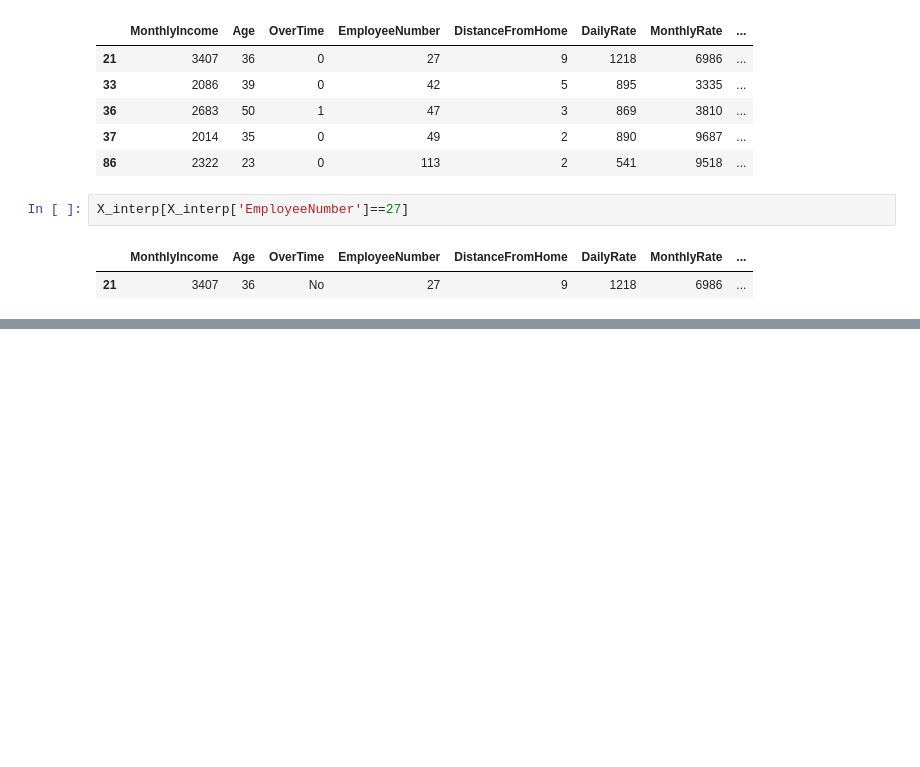
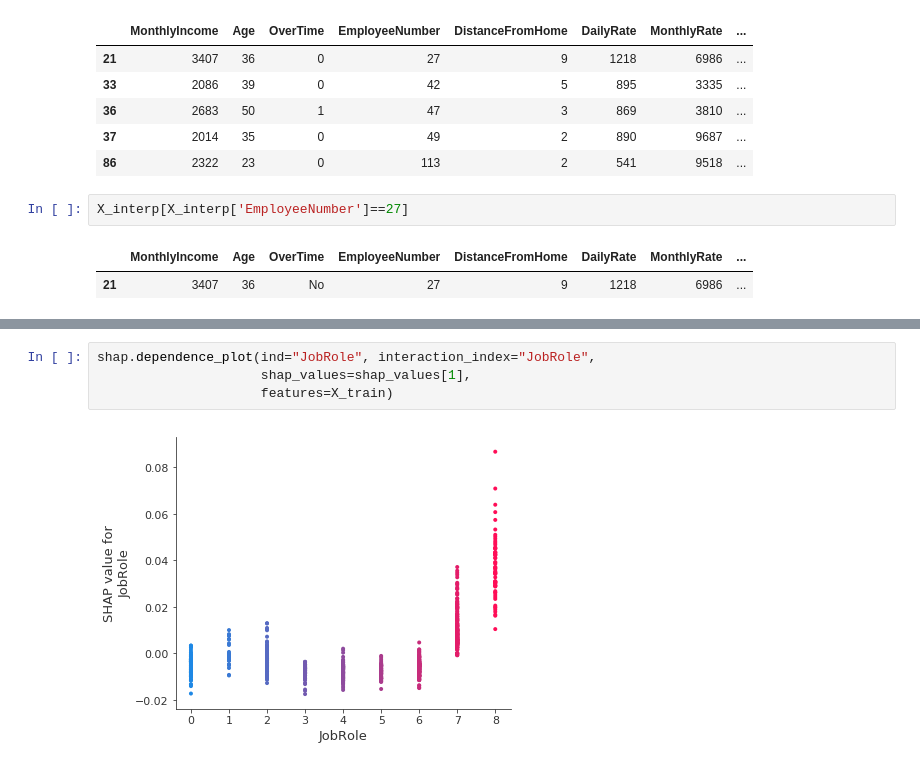
Before and after one commit to cjherman6/interview, a Jupyter notebook: Churn Prediction.ipynb, the cells around one changed output, grey strips where cells are left out. Cells and saved outputs as stored; diff of their text form; blank space fills up the shorter version.

```diff
--- a/Churn Prediction.ipynb
+++ b/Churn Prediction.ipynb
@@ -309,0 +344,6 @@ X_interp[X_interp['EmployeeNumber']==27]
+# %%
+shap.dependence_plot(ind="JobRole", interaction_index="JobRole",
+                     shap_values=shap_values[1],
+                     features=X_train)
+# %% [output]
+[figure, added]
```
Also changed, not shown: parts of 31 cells of this notebook, 9 other files.
